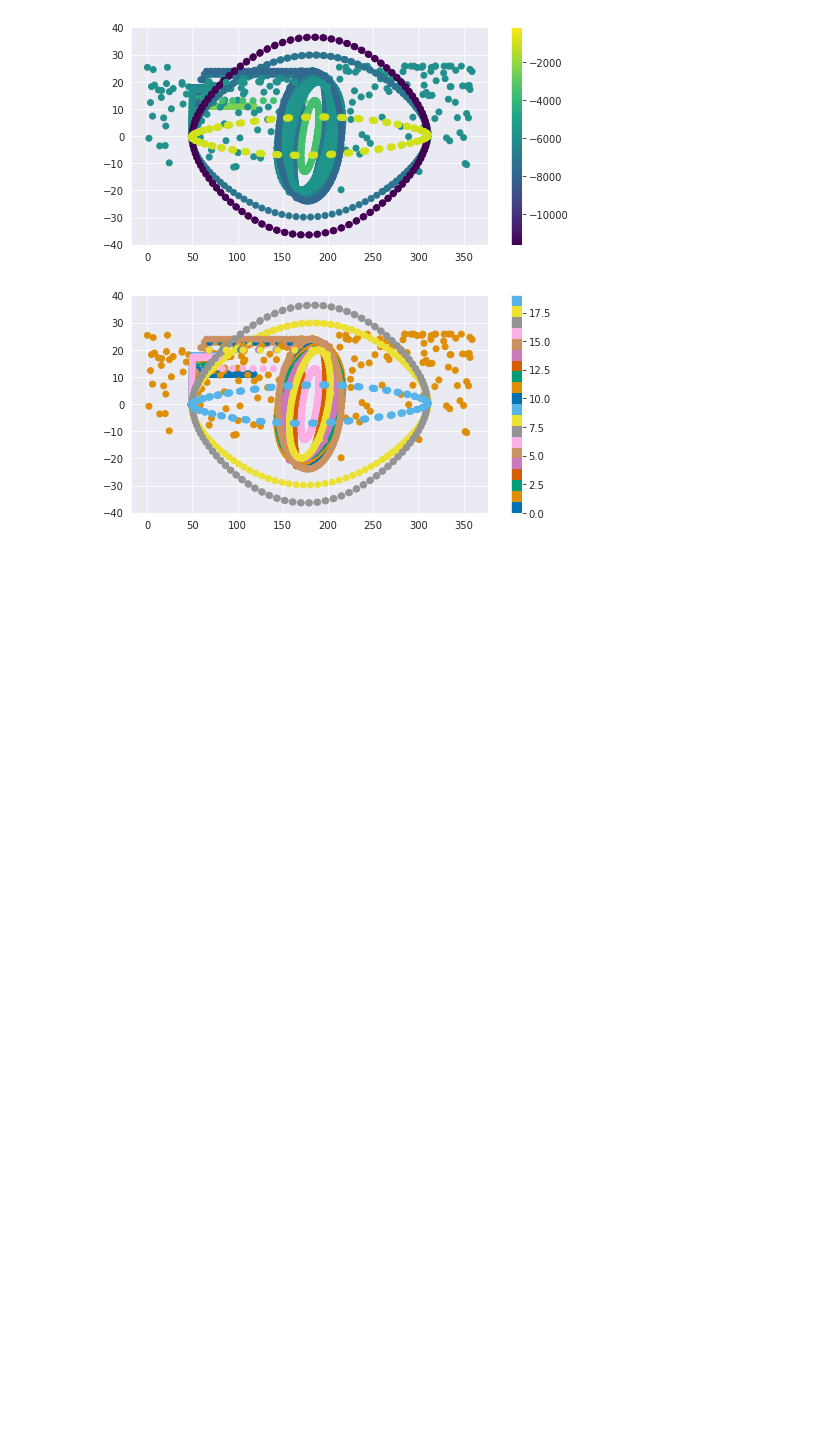
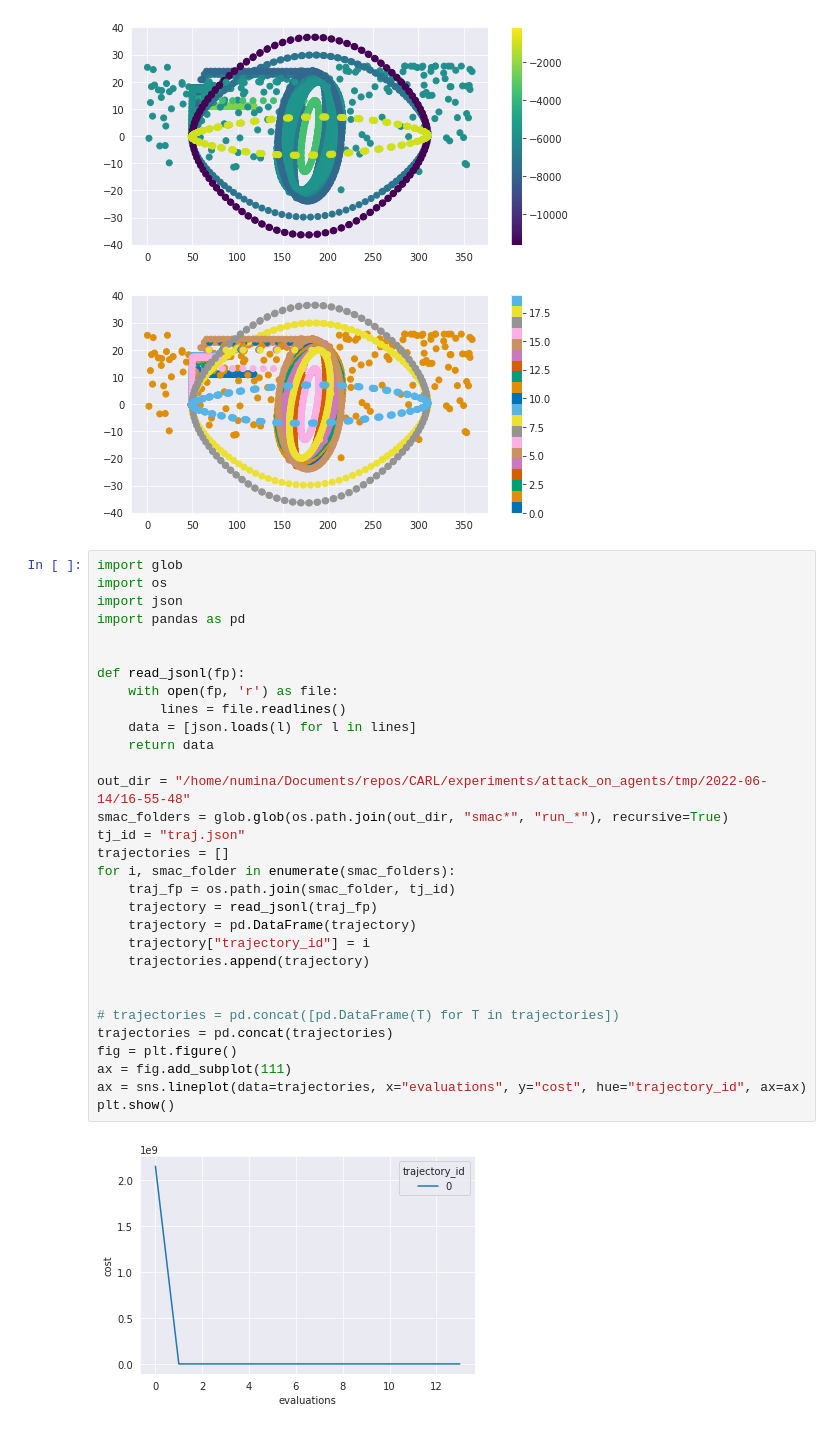
Before and after one commit to automl/CARL, a Jupyter notebook: experiments/attack_on_agents/analyze_perturbance.ipynb, the cells around one changed output. Drawn from its saved outputs; the diff is of its cells as text; blank space fills up the shorter version.

Commit message:
Plot all trajectories

```diff
--- a/experiments/attack_on_agents/analyze_perturbance.ipynb
+++ b/experiments/attack_on_agents/analyze_perturbance.ipynb
@@ -79,3 +79,36 @@ plt.show()
 # %% [output]
 [figure]
 [figure]
+# %%
+import glob
+import os
+import json
+import pandas as pd
+
+
+def read_jsonl(fp):
+    with open(fp, 'r') as file:
+        lines = file.readlines()
+    data = [json.loads(l) for l in lines]
+    return data
+
+out_dir = "/home/numina/Documents/repos/CARL/experiments/attack_on_agents/tmp/2022-06-14/16-55-48"
+smac_folders = glob.glob(os.path.join(out_dir, "smac*", "run_*"), recursive=True)
+tj_id = "traj.json"
+trajectories = []
+for i, smac_folder in enumerate(smac_folders):
+    traj_fp = os.path.join(smac_folder, tj_id)
+    trajectory = read_jsonl(traj_fp)
+    trajectory = pd.DataFrame(trajectory)
+    trajectory["trajectory_id"] = i
+    trajectories.append(trajectory)
+
+
+# trajectories = pd.concat([pd.DataFrame(T) for T in trajectories])
+trajectories = pd.concat(trajectories)
+fig = plt.figure()
+ax = fig.add_subplot(111)
+ax = sns.lineplot(data=trajectories, x="evaluations", y="cost", hue="trajectory_id", ax=ax)
+plt.show()
+# %% [output]
+[figure, added]
```
